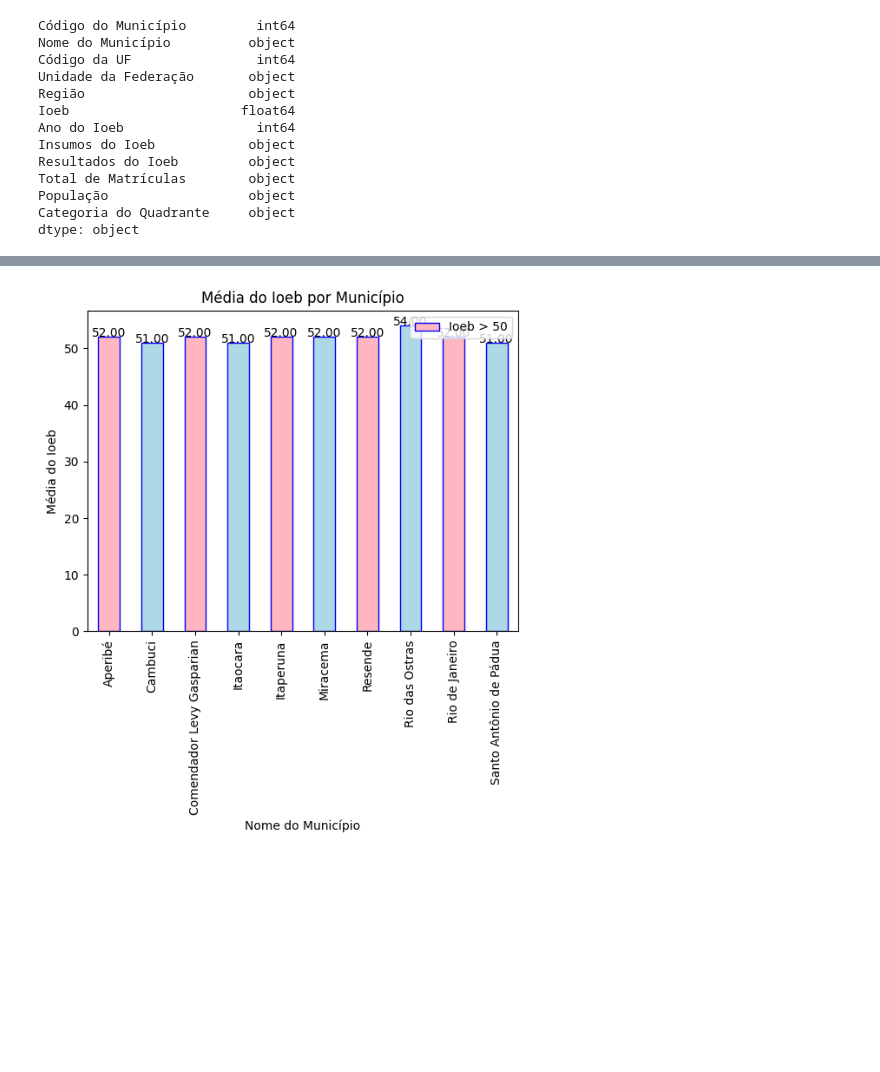
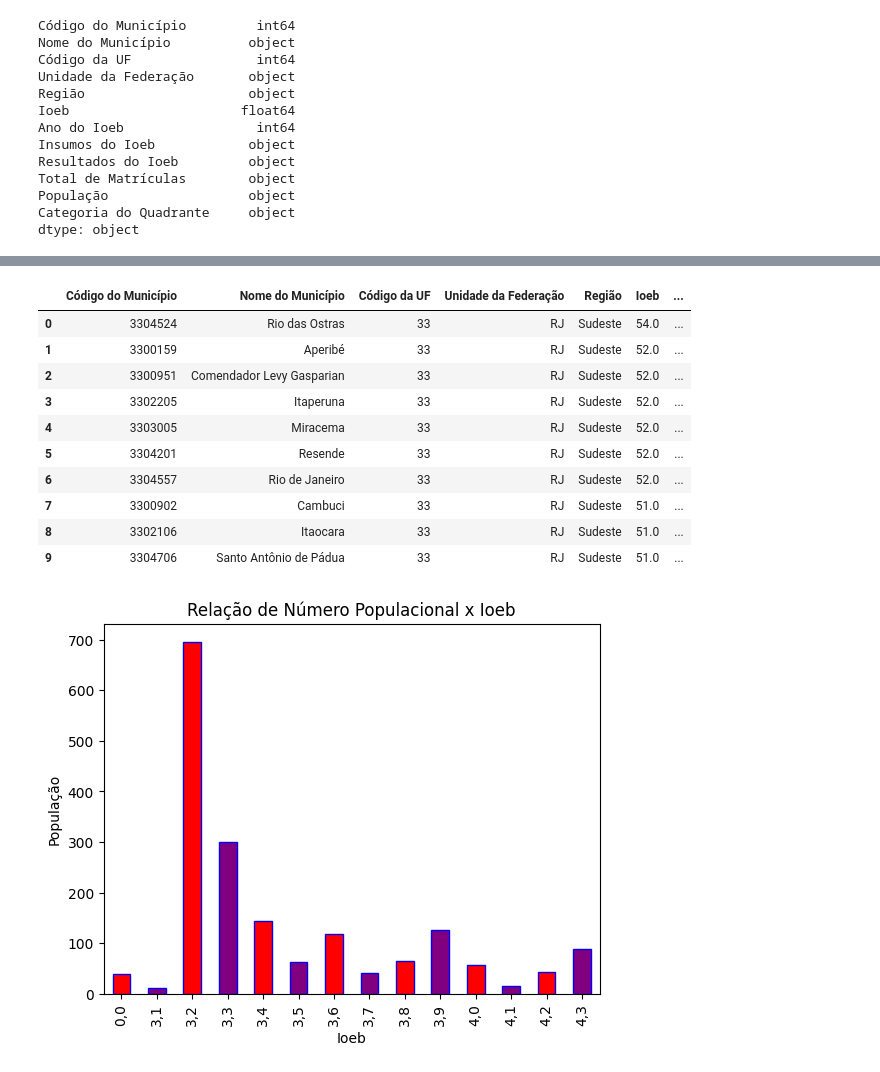
Before and after one commit to andrezataina/on33-python-s13-projeto-guiado-II, a Jupyter notebook: exercicios/para-casa/analise-dados2.ipynb, the cells around one changed output, grey strips where cells are left out. Drawn from its saved outputs; the diff is of its cells as text; code cells hidden in the pictures; blank space fills up the shorter version.

```diff
--- a/exercicios/para-casa/analise-dados2.ipynb
+++ b/exercicios/para-casa/analise-dados2.ipynb
@@ -71,0 +126,2 @@ dtype: object
+# %%
+df['Resultados do Ioeb'] = df['Resultados do Ioeb'].replace({',': '.'}, regex=True).astype(float)
@@ -71,0 +169,2 @@ dtype: object
+# %%
+df['Resultados do Ioeb'] = pd.to_numeric(df['Resultados do Ioeb'], errors='coerce')
@@ -72 +214,3 @@ dtype: object
+# %%
+df['População'] = pd.to_numeric(df['População'], errors='coerce')
 # %%
@@ -127,27 +246,32 @@ plt.show()
+# %%
+df.head(10)
+# %% [output]
+|  | Código do Município | Nome do Município | Código da UF | Unidade da Federação | Região | Ioeb | ... |
+| 0 | 3304524 | Rio das Ostras | 33 | RJ | Sudeste | 54.0 | ... |
+| 1 | 3300159 | Aperibé | 33 | RJ | Sudeste | 52.0 | ... |
+| 2 | 3300951 | Comendador Levy Gasparian | 33 | RJ | Sudeste | 52.0 | ... |
+| 3 | 3302205 | Itaperuna | 33 | RJ | Sudeste | 52.0 | ... |
+| 4 | 3303005 | Miracema | 33 | RJ | Sudeste | 52.0 | ... |
+| 5 | 3304201 | Resende | 33 | RJ | Sudeste | 52.0 | ... |
+| 6 | 3304557 | Rio de Janeiro | 33 | RJ | Sudeste | 52.0 | ... |
+| 7 | 3300902 | Cambuci | 33 | RJ | Sudeste | 51.0 | ... |
+| 8 | 3302106 | Itaocara | 33 | RJ | Sudeste | 51.0 | ... |
+| 9 | 3304706 | Santo Antônio de Pádua | 33 | RJ | Sudeste | 51.0 | ... |
 # %%
+# Resultado Ioeb por numero populacional:
 
-# Calcular a média de Ioeb por município
-municipio_ioeb = df.groupby("Nome do Município")["Ioeb"].mean()
+resultado_por_populacao = df.groupby('Resultados do Ioeb')['População'].mean()
 
-# Filtrar os municípios com média de Ioeb maior que 50
-municipios_alto_ioeb = municipio_ioeb[municipio_ioeb > 50]
 
-# Definir cores e plotar o gráfico
-cores = ["lightpink", "lightblue"]  # Verifique se o número de cores corresponde ao número de barras
-barras = municipios_alto_ioeb.plot.bar(edgecolor="blue", color=cores)
 
-# Adicionar rótulos aos eixos e título
-plt.xlabel("Nome do Município")
-plt.ylabel("Média do Ioeb")
-plt.title("Média do Ioeb por Município")
+resultado_por_populacao.plot.bar(edgecolor = "blue", color= cores)
+plt.xlabel("Ioeb")
+plt.ylabel("População")
+plt.title("Relação de Número Populacional x Ioeb")
 
-# Adicionar legendas (opcional, ajuste conforme necessário)
-plt.legend(["Ioeb > 50"], loc='upper right')
-
-# Adicionar rótulos nas barras
-for i, v in enumerate(municipios_alto_ioeb):
-    barras.text(i, v + 0.01, f'{v:.2f}', color='black', ha='center')
+for i, v in enumerate(resultado_por_populacao):
+    barras.text(i, v + 0.01, f'{v:.2f}', color = 'black', ha = 'center')
 
 plt.show()
 # %% [output]
-[figure, old version]
+[figure, new version]
```
Also changed, not shown: parts of 21 cells of this notebook.
